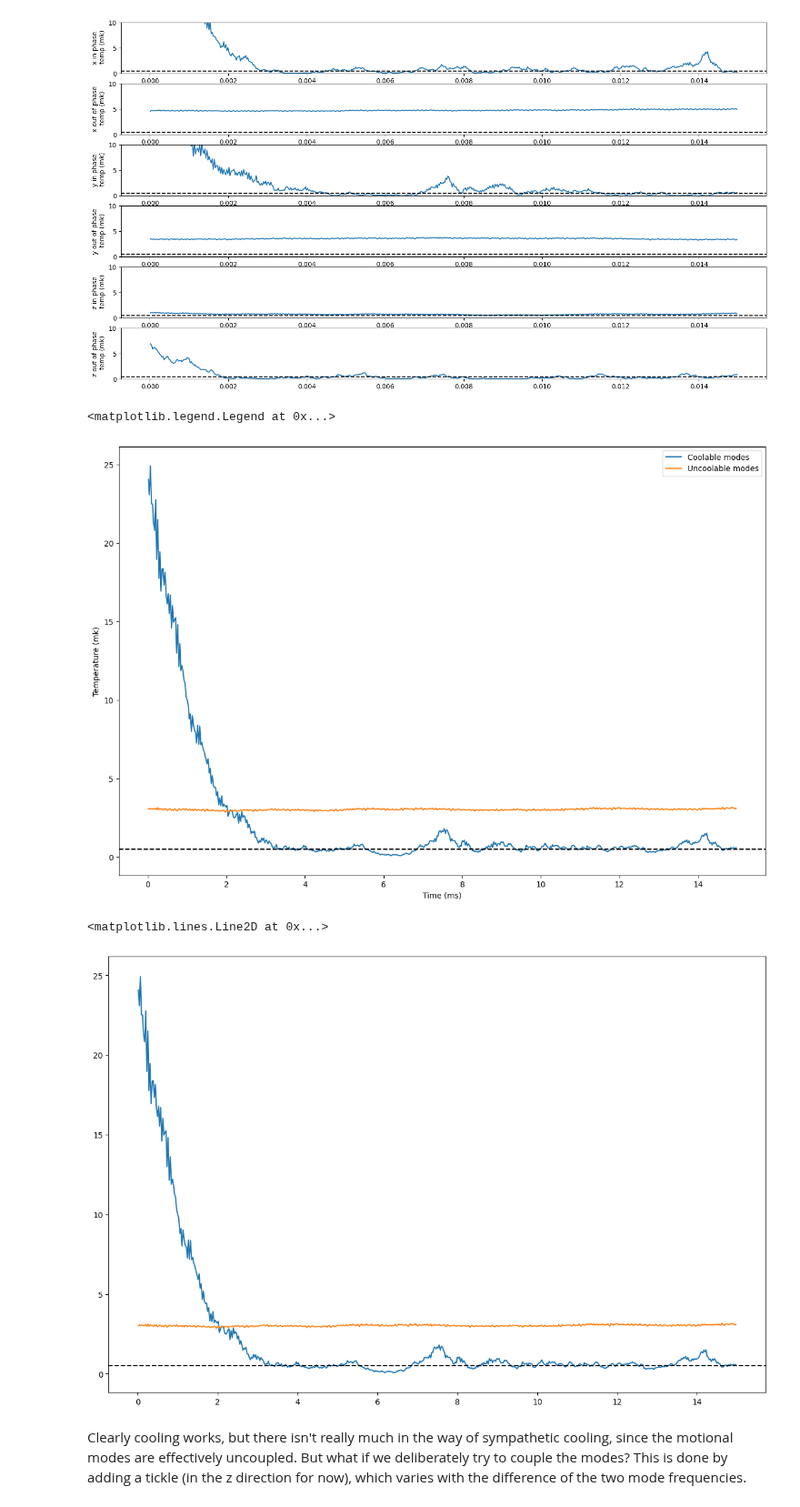
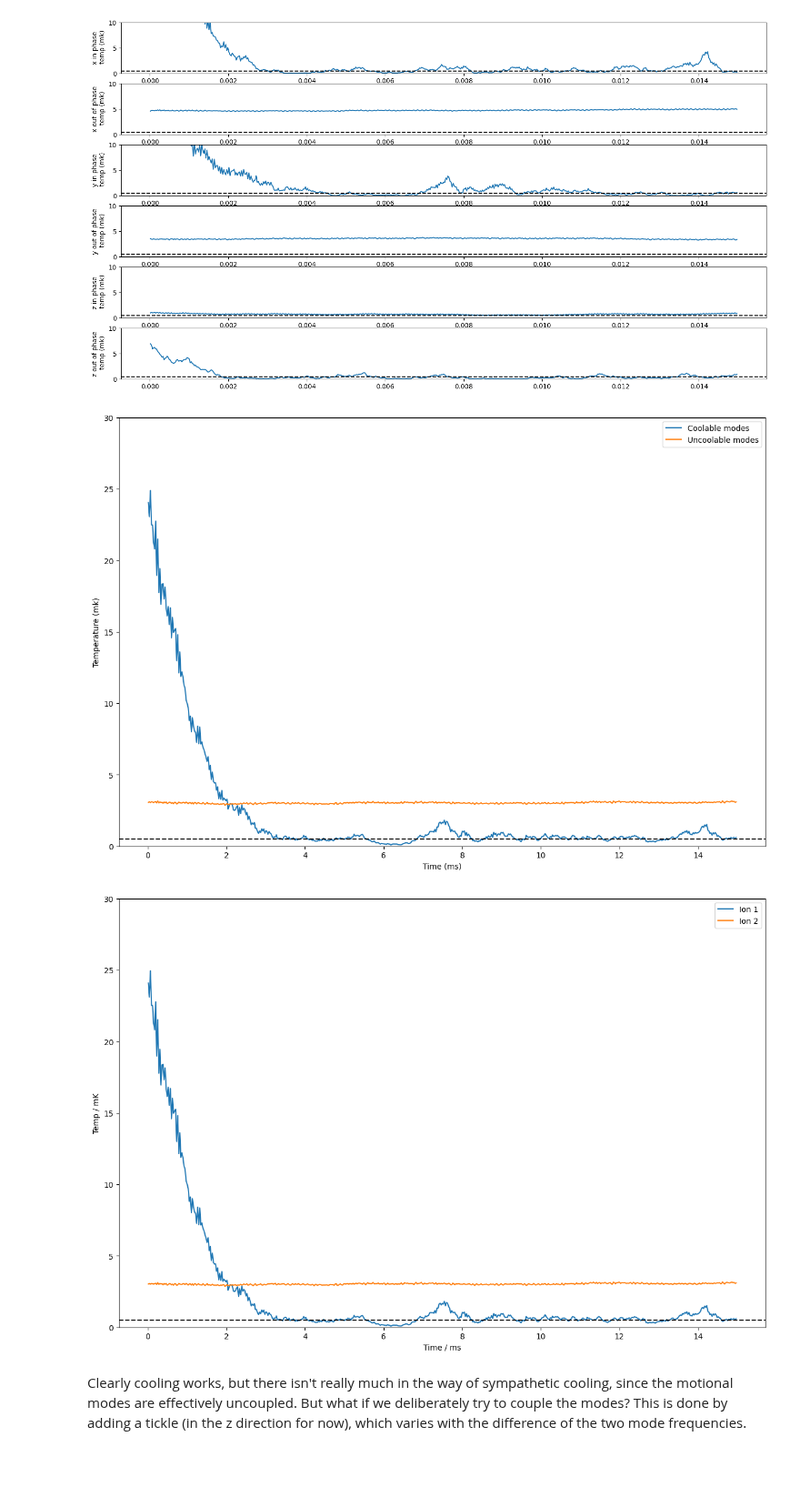
Before and after one commit to EmilLenler/PhD-Work, a Jupyter notebook: Two-Ion-Systems/Cooling2Ion.ipynb, the cells around one changed output. Shown at 91% size. Cells and saved outputs as stored; diff of their text form; code cells hidden in the pictures; blank space fills up the shorter version.

```diff
--- a/Two-Ion-Systems/Cooling2Ion.ipynb
+++ b/Two-Ion-Systems/Cooling2Ion.ipynb
@@ -732,37 +731,42 @@ ax.plot(np.array(tMean)*1e3,1e3*2/3/kb*(np.array(KZInMean)+np.array(KXOutMean)+n
 ax.set_ylabel('Temperature (mk)')
 ax.set_xlabel('Time (ms)')
 ax.legend()
+ax.set_ylim(0,30)
+plt.savefig('WCM_SCM_Temp.png')
 # %% [output]
-<matplotlib.legend.Legend at 0x...>
-[figure, old version]
+[figure, new version]
 # %%
 fig,ax = plt.subplots(figsize = (15,10))
 
 vX1s = np.array(vel1s)[:,0]
 vY1s = np.array(vel1s)[:,1]
 vZ1s = np.array(vel1s)[:,2]
 
 vX2s = np.array(vel2s)[:,0]
 vY2s = np.array(vel2s)[:,1]
 vZ2s = np.array(vel2s)[:,2]
 
 
 KX1Mean = meanCalculator(intervalNumber,0.5*m1*vX1s**2)
 KX2Mean = meanCalculator(intervalNumber,0.5*m2*vX2s**2)
 
 KY1Mean = meanCalculator(intervalNumber,0.5*m1*vY1s**2)
 KY2Mean = meanCalculator(intervalNumber,0.5*m2*vY2s**2)
 
 KZ1Mean = meanCalculator(intervalNumber,0.5*m1*vZ1s**2)
 KZ2Mean = meanCalculator(intervalNumber,0.5*m2*vZ2s**2)
 
 ax.plot(tMean*1e3,1e3*2/3/kb*(KX1Mean+KY1Mean+KZ1Mean),label = 'Ion 1')
 ax.plot(tMean*1e3,1e3*2/3/kb*(KX2Mean+KY2Mean+KZ2Mean),label = 'Ion 2')
 
 ax.axhline(0.5,ls = '--',color = 'k')
+ax.legend()
+ax.set_ylim(0,30)
+ax.set_xlabel('Time / ms')
+ax.set_ylabel('Temp / mK')
+plt.savefig('Ion1Ion2Temp.png')
 # %% [output]
-<matplotlib.lines.Line2D at 0x...>
-[figure, old version]
+[figure, new version]
 # %% [markdown]
 Clearly cooling works, but there isn't really much in the way of sympathetic cooling, since the motional modes are effectively uncoupled. But what if we deliberately try to couple the modes?
 This is done by adding a tickle (in the z direction for now), which varies with the difference of the two mode frequencies.
```
Also changed, not shown: parts of 20 cells of this notebook, 10 other files.
